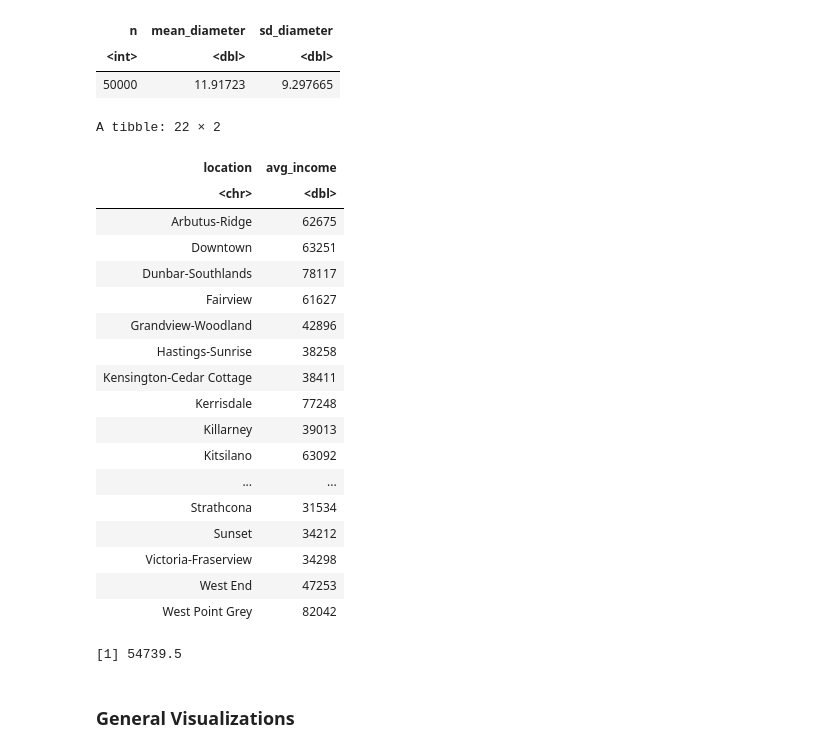
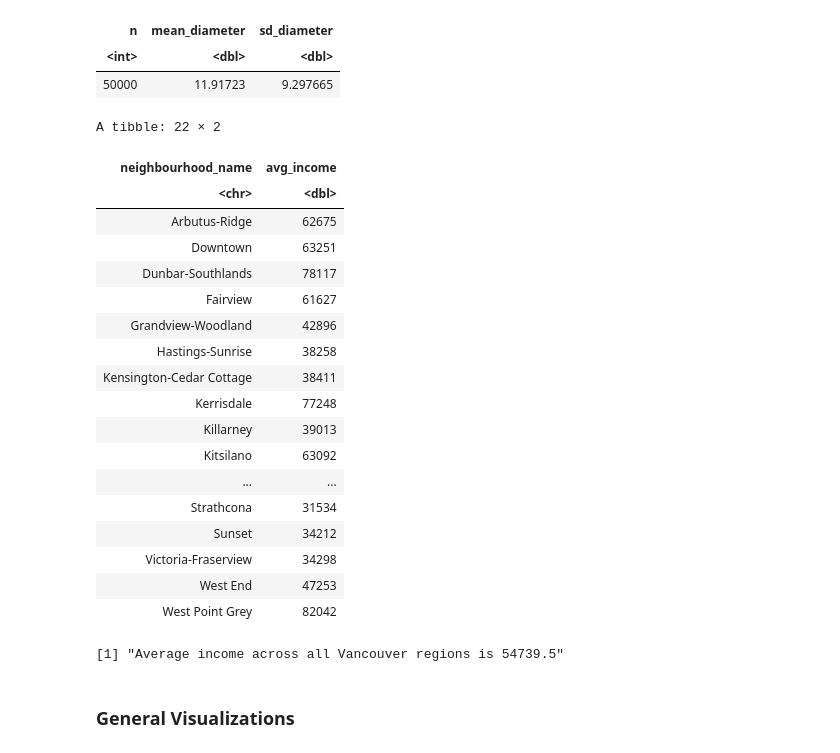
Before and after one commit to eshuaiii/stat-201-2023w1-group-50, a Jupyter notebook: 50_project_proposal.ipynb, the cells around one changed output. Cells and saved outputs as stored; diff of their text form; code cells hidden in the pictures.

```diff
--- a/50_project_proposal.ipynb
+++ b/50_project_proposal.ipynb
@@ -126,7 +144,7 @@ Next, we'll clean up our `average_income` dataset, modifying it into a long form
 # Lengthening the dataset and removing unnecessary columns
 income <- average_income |>
     select(-Variable, -ID, -"Vancouver CSD", -"Vancouver CMA") |>
-    pivot_longer(cols = everything(), names_to = "location", values_to = "avg_income")
+    pivot_longer(cols = everything(), names_to = "neighbourhood_name", values_to = "avg_income")
     # arrange(avg_income) # sort income in ascending order
 income
 # %% [output]
@@ -234,19 +252,19 @@ A tibble: 1 × 3
 # %%
 # --- Summarizing `income` ---
 
 # producing the average income in all regions, again, bypassing max rows
 options(repr.matrix.max.rows = Inf)
 income
 options(repr.matrix.max.rows = 8)
 
 # just for fun, find average income
 income_average <- income |>
     summarize(average = mean(avg_income)) |>
     pull()
-income_average
+paste("Average income across all Vancouver regions is", income_average)
 # %% [output]
 A tibble: 22 × 2
-| location | avg_income |
+| neighbourhood_name | avg_income |
 | <chr> | <dbl> |
 | Arbutus-Ridge | 62675 |
 | Downtown | 63251 |
@@ -264,6 +282,6 @@ A tibble: 22 × 2
 | Victoria-Fraserview | 34298 |
 | West End | 47253 |
 | West Point Grey | 82042 |
-[1] 54739.5
+[1] "Average income across all Vancouver regions is 54739.5"
 # %% [markdown]
 ### General Visualizations
```
Also changed, not shown: parts of 30 cells of this notebook.
